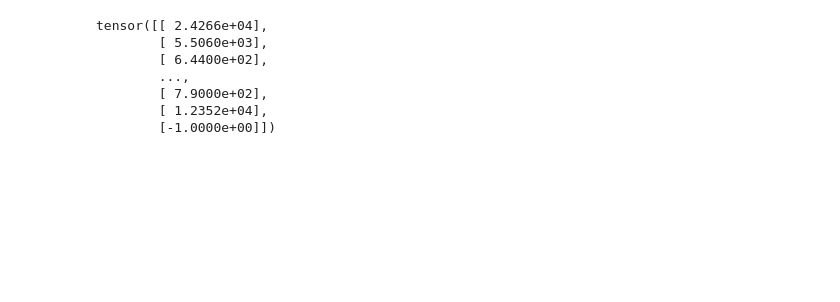
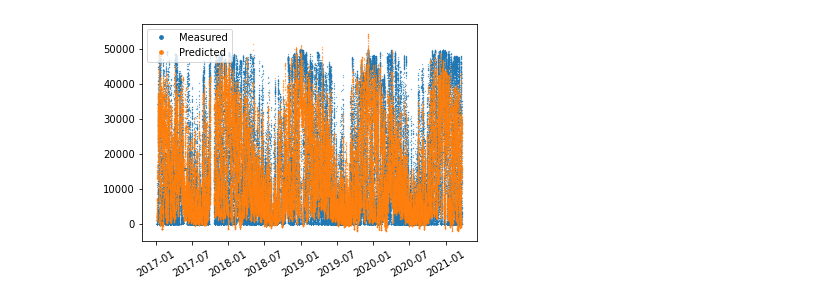
Before and after one commit to SimonKamuk/02456_deep_learning_wind_power, a Jupyter notebook: ffnn.ipynb, the cells around one changed output. Cells and saved outputs as stored; diff of their text form; code cells hidden in the pictures; blank space fills up the shorter version.

```diff
--- a/ffnn.ipynb
+++ b/ffnn.ipynb
@@ -317,10 +130,11 @@ plt.show()
-# %%
-y[good_idx]
-# %% [output]
-tensor([[ 2.4266e+04],
-        [ 5.5060e+03],
-        [ 6.4400e+02],
-        ...,
-        [ 7.9000e+02],
-        [ 1.2352e+04],
-        [-1.0000e+00]])
+# %%
+x_batch = torch.zeros(len(good_idx), input_size)
+predictions = net(get_x_sequences_flattened(good_idx, x_batch, idx_offset, pred_seq_len, x)).detach().numpy()
+# %%
+plt.plot(y_time[good_idx], capacity(case)*y[good_idx].detach().numpy(), '.', markersize=0.5, label = 'Measured')
+plt.plot(y_time[good_idx], capacity(case)*predictions,'.', markersize=0.5, label = 'Predicted')
+lgnd = plt.legend(markerscale=15)
+plt.xticks(rotation=30)
+plt.show()
+# %% [output]
+[figure, added]
```
Also changed, not shown: parts of 12 cells of this notebook, 5 other files.
